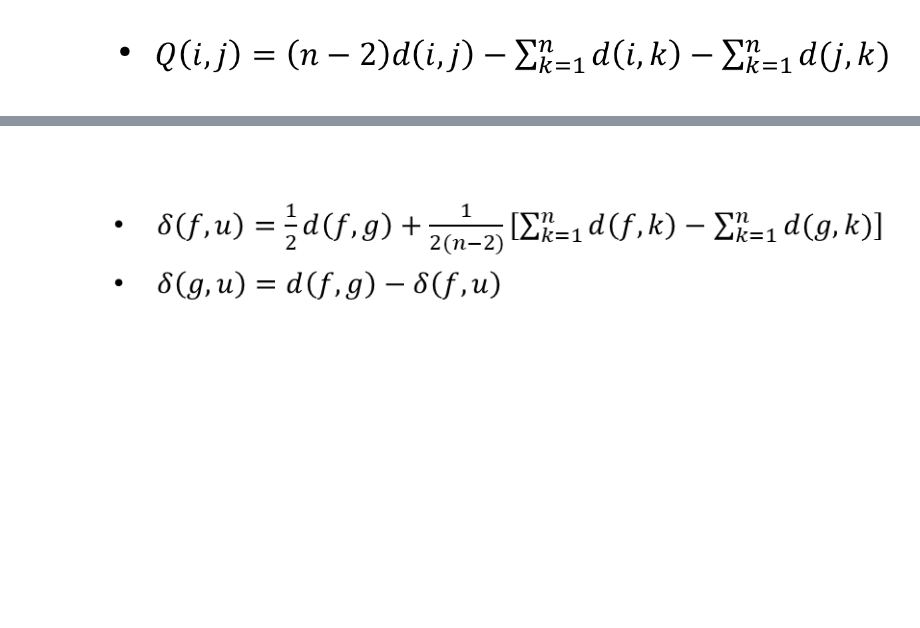
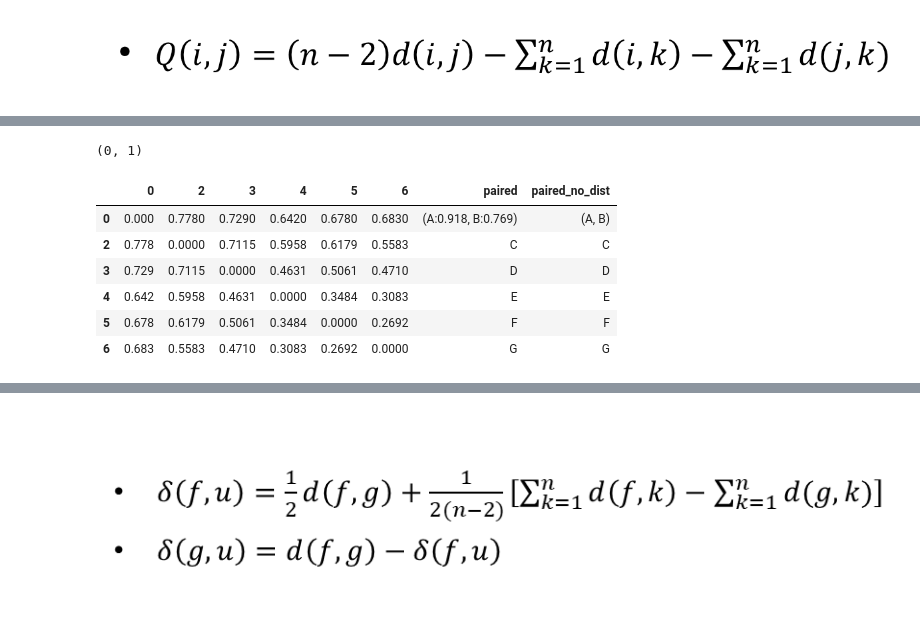
Before and after one commit to mequanent/Bioinformatics, a Jupyter notebook: hws_110761504.ipynb, the cells around one changed output, grey strips where cells are left out. Cells and saved outputs as stored; diff of their text form; code cells hidden in the pictures; blank space fills up the shorter version.

```diff
--- a/hws_110761504.ipynb
+++ b/hws_110761504.ipynb
@@ -1077 +1081,13 @@ dist = pd.DataFrame(distance, index = indices, columns = indices)
+# %%
+def mini(a):
+  loc = (0, 0)
+  min = np.Inf
+  cols = [col for col in a.columns if col not in ['paired', 'paired_no_dist']]
+  for i in cols:
+    for j in cols:
+      if i != j:
+        if a.loc[i][j] <= min:
+          min = a.loc[i][j]
+          loc = (i, j)
+  return min, loc
 # %%
@@ -1161,0 +1170,45 @@ getQ()
+# %%
+newdist = dist.copy()
+def nja():
+  q = getQ(newdist)
+  min_dist, loc = mini(q)
+  f, g = min(loc), max(loc)
+
+  print(loc)
+
+  p1, p2 = newdist.loc[f]['paired'], newdist.loc[g]['paired']
+  p11, p22 = newdist.loc[f]['paired_no_dist'], newdist.loc[g]['paired_no_dist']
+
+  dist1 = dist.loc[f][~dist.columns.isin(['paired', 'paired_no_dist'])]
+  dist2 = dist.loc[g][~dist.columns.isin(['paired', 'paired_no_dist'])]
+  dif = (sum(dist1) - sum(dist2)) / (n-2)
+
+  delta_fu = round((0.5 * (dist.loc[f][g] + dif)), 3)
+  delta_gu = round((dist.loc[f][g] - delta_fu), 3)
+
+  pair = "(" + p1 + ':' + str(delta_fu) + ", " + p2 + ':' + str(delta_gu) + ")"  # form paired string
+  pair_no_dist = "(" + p11 +  ", " + p22 + ")"
+
+  tmp = newdist.copy()
+
+  newdist.drop(g, inplace = True) # Remove one row considering f as u
+  newdist.drop(g, inplace = True, axis = 1) # Remove one column
+
+  cols = [col for col in newdist.columns if col not in [f, 'paired', 'paired_no_dist']]
+  for k in cols:
+    newdist.loc[f, k] = round((0.5 * (tmp.loc[f, k] + tmp.loc[g, k] - tmp.loc[f, g])), 3)
+    newdist.loc[k, f] = newdist.loc[f, k]    # Column
+
+  newdist.loc[f, 'paired'] = pair
+  newdist.loc[f, 'paired_no_dist'] = pair_no_dist
+  return newdist
+nja() # 1
+# %% [output]
+(0, 1)
+|  | 0 | 2 | 3 | 4 | 5 | 6 | paired | paired_no_dist |
+| 0 | 0.000 | 0.7780 | 0.7290 | 0.6420 | 0.6780 | 0.6830 | (A:0.918, B:0.769) | (A, B) |
+| 2 | 0.778 | 0.0000 | 0.7115 | 0.5958 | 0.6179 | 0.5583 | C | C |
+| 3 | 0.729 | 0.7115 | 0.0000 | 0.4631 | 0.5061 | 0.4710 | D | D |
+| 4 | 0.642 | 0.5958 | 0.4631 | 0.0000 | 0.3484 | 0.3083 | E | E |
+| 5 | 0.678 | 0.6179 | 0.5061 | 0.3484 | 0.0000 | 0.2692 | F | F |
+| 6 | 0.683 | 0.5583 | 0.4710 | 0.3083 | 0.2692 | 0.0000 | G | G |
```
Also changed, not shown: parts of 13 cells of this notebook.
